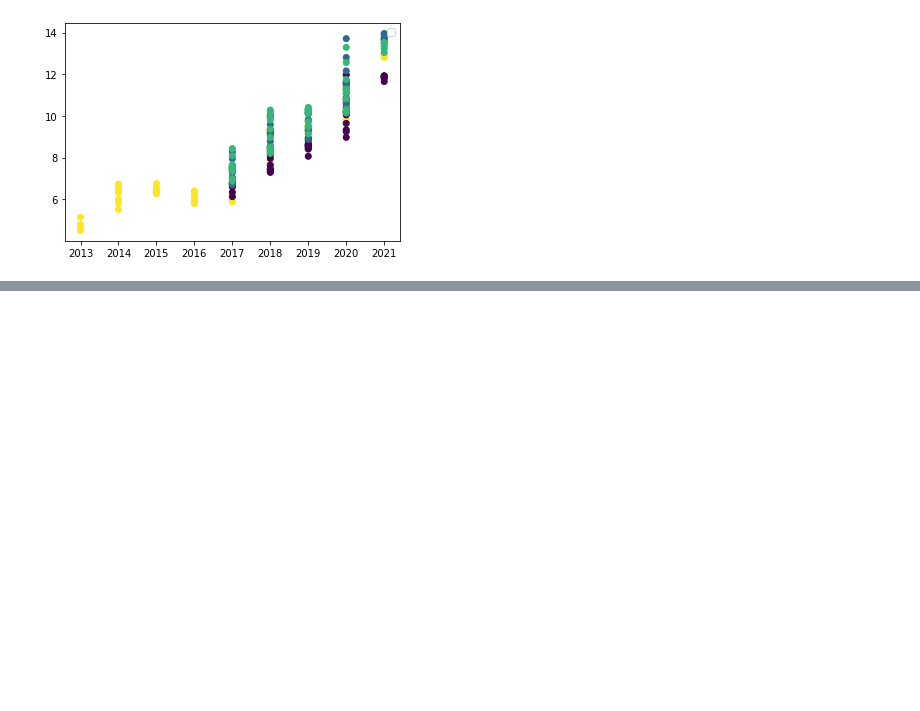
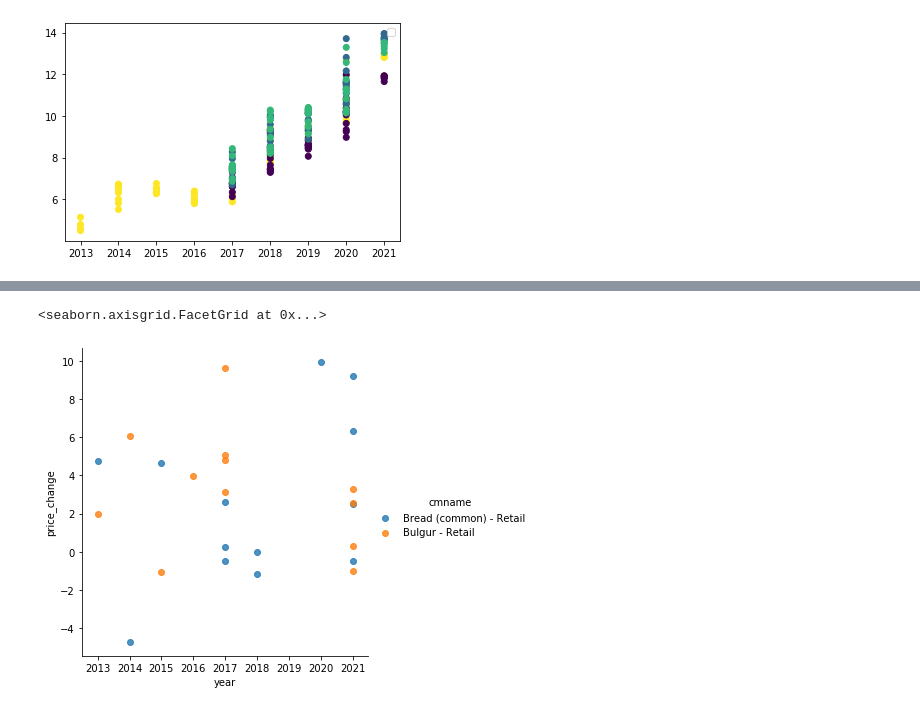
Before and after one commit to nghn/pandas_learning, a Jupyter notebook: Turkey Food Price.ipynb, the cells around one changed output, grey strips where cells are left out. Cells and saved outputs as stored; diff of their text form; code cells hidden in the pictures; blank space fills up the shorter version.

```diff
--- a/Turkey Food Price.ipynb
+++ b/Turkey Food Price.ipynb
@@ -86,0 +123,6 @@ No handles with labels found to put in legend.
+# %%
+TFP_groupfirst = TFP.groupby(["year","mktname","cmname"]).agg({"price":"first","date":"min"})
+TFP_groupfirst = TFP_groupfirst.rename(columns={"price":"price_first", "date":"date_first"})
+# %%
+TFP_grouplast = TFP.groupby(["year","mktname","cmname"]).agg({"price":"last","date":"max"})
+TFP_grouplast = TFP_grouplast.rename(columns={"price":"price_last", "date":"date_last"})
@@ -86,0 +161,4 @@ No handles with labels found to put in legend.
+# %%
+#inner join
+TFP_join = pd.concat([TFP_groupfirst, TFP_grouplast], axis=1, join="inner")
+TFP_join
@@ -86,0 +180,4 @@ No handles with labels found to put in legend.
+# %%
+TFP_join["price_last"] = pd.to_numeric(TFP_join["price_last"],errors = 'coerce')
+TFP_join["price_first"] = pd.to_numeric(TFP_join["price_first"],errors = 'coerce')
+TFP_join["price_change"] = ((TFP_join["price_last"] - TFP_join["price_first"])/TFP_join["price_first"])*100
@@ -86,0 +224,9 @@ No handles with labels found to put in legend.
+# %%
+TFP_joinr = TFP_join.reset_index()
+
+sns.lmplot(x='year', y ='price_change',hue ='cmname',
+           data=TFP_joinr[(((TFP_joinr['cmname'] == 'Bread (common) - Retail' ) | (TFP_joinr['cmname'] == 'Bulgur - Retail' ))
+                                        &(TFP_joinr['price_change'] > -10)&(TFP_joinr['price_change'] < 10))], fit_reg=False)
+# %% [output]
+<seaborn.axisgrid.FacetGrid at 0x...>
+[figure, added]
```
Also changed, not shown: parts of 15 cells of this notebook.
